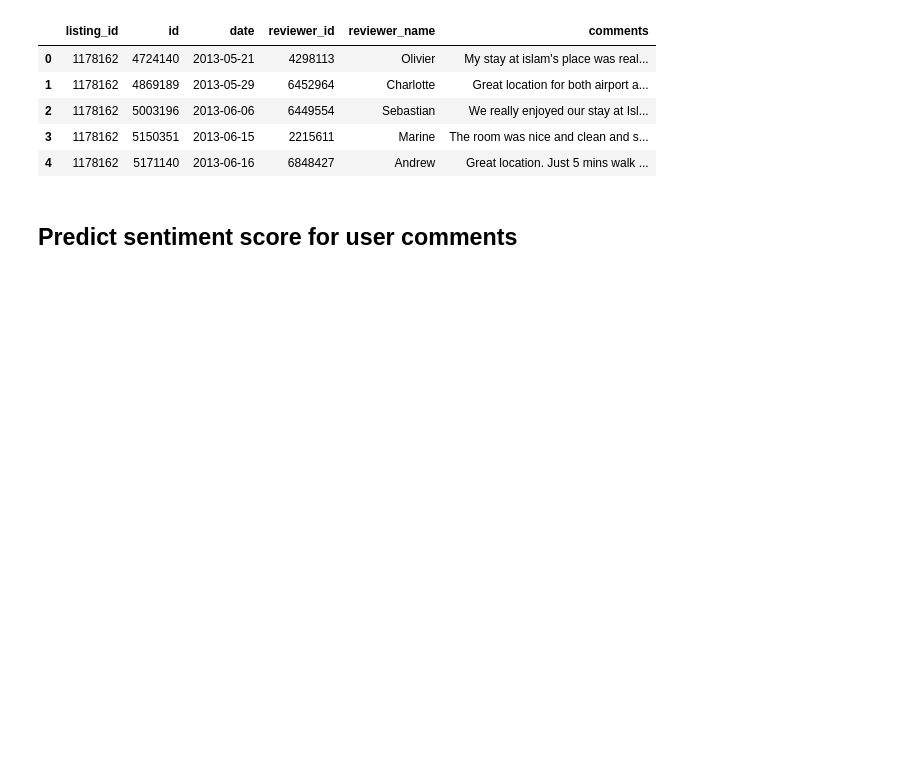
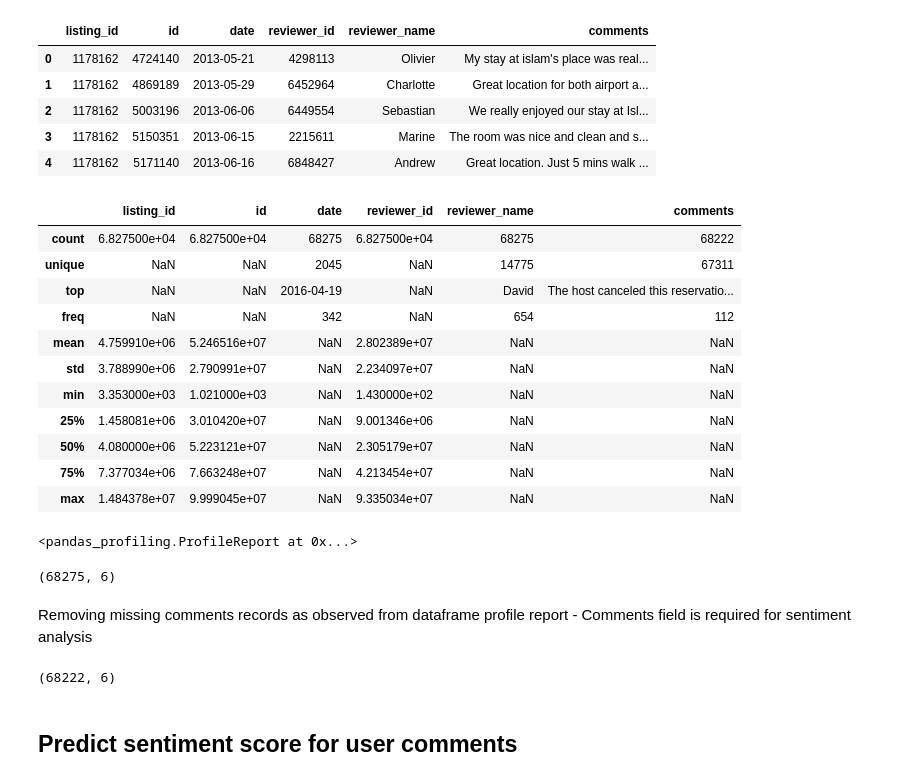
Before and after one commit to snchimata/Airbnb-Boston-Data-Analysis, a Jupyter notebook: Airbnb-Boston-Data-Analysis.ipynb, the cells around one changed output. Drawn from its saved outputs; the diff is of its cells as text; code cells hidden in the pictures; blank space fills up the shorter version.

Commit message:
docs: info on dropping records

```diff
--- a/Airbnb-Boston-Data-Analysis.ipynb
+++ b/Airbnb-Boston-Data-Analysis.ipynb
@@ -42,8 +44,37 @@ reviews.head()
 | 2 | 1178162 | 5003196 | 2013-06-06 | 6449554 | Sebastian | We really enjoyed our stay at Isl... |
 | 3 | 1178162 | 5150351 | 2013-06-15 | 2215611 | Marine | The room was nice and clean and s... |
 | 4 | 1178162 | 5171140 | 2013-06-16 | 6848427 | Andrew | Great location. Just 5 mins walk ... |
+# %%
+reviews.describe(include='all' )
+# %% [output]
+|  | listing_id | id | date | reviewer_id | reviewer_name | comments |
+| count | 6.827500e+04 | 6.827500e+04 | 68275 | 6.827500e+04 | 68275 | 68222 |
+| unique | NaN | NaN | 2045 | NaN | 14775 | 67311 |
+| top | NaN | NaN | 2016-04-19 | NaN | David | The host canceled this reservatio... |
+| freq | NaN | NaN | 342 | NaN | 654 | 112 |
+| mean | 4.759910e+06 | 5.246516e+07 | NaN | 2.802389e+07 | NaN | NaN |
+| std | 3.788990e+06 | 2.790991e+07 | NaN | 2.234097e+07 | NaN | NaN |
+| min | 3.353000e+03 | 1.021000e+03 | NaN | 1.430000e+02 | NaN | NaN |
+| 25% | 1.458081e+06 | 3.010420e+07 | NaN | 9.001346e+06 | NaN | NaN |
+| 50% | 4.080000e+06 | 5.223121e+07 | NaN | 2.305179e+07 | NaN | NaN |
+| 75% | 7.377034e+06 | 7.663248e+07 | NaN | 4.213454e+07 | NaN | NaN |
+| max | 1.484378e+07 | 9.999045e+07 | NaN | 9.335034e+07 | NaN | NaN |
+# %%
+pandas_profiling.ProfileReport(reviews)
+# %% [output]
+<pandas_profiling.ProfileReport at 0x...>
+# %%
+reviews.shape
+# %% [output]
+(68275, 6)
+# %% [markdown]
+Removing missing comments records as observed from dataframe profile report - Comments field is required for sentiment analysis
 # %%
 reviews = reviews.dropna()
+# %%
+reviews.shape
+# %% [output]
+(68222, 6)
 # %% [markdown]
 ## Predict sentiment score for user comments
 # %% [markdown]
```
Also changed, not shown: parts of 4 cells of this notebook.
